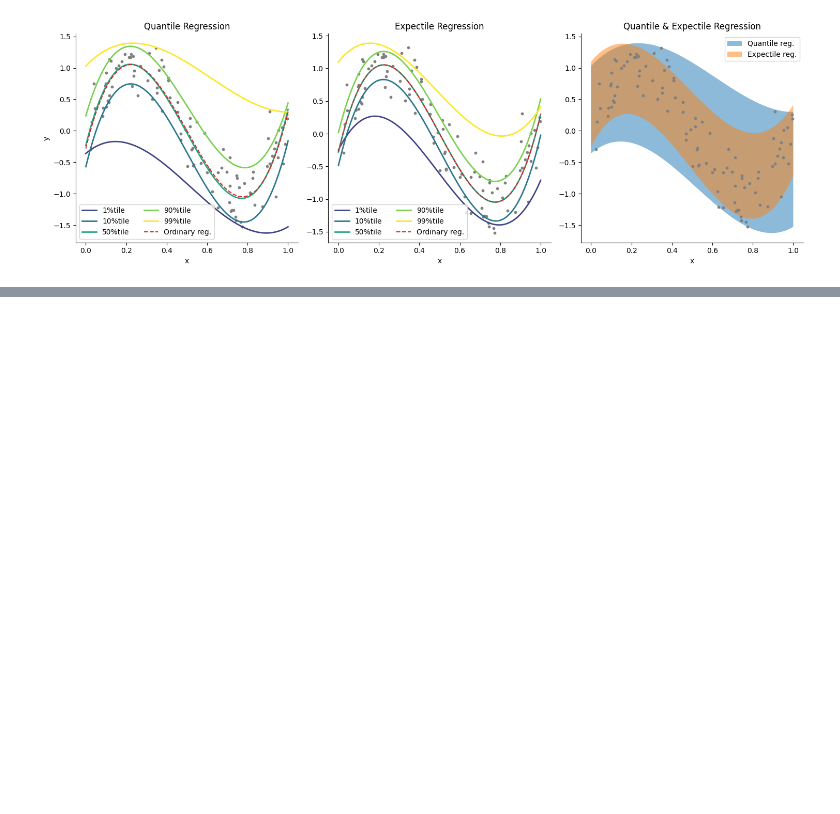
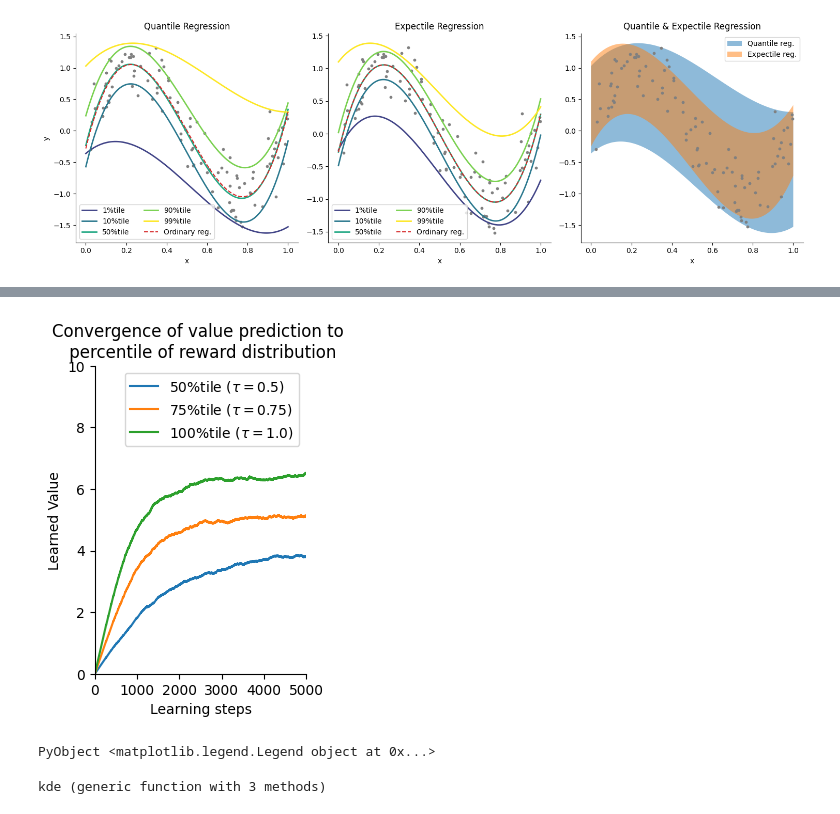
Before and after one commit to compneuro-julia/compneuro-julia-management, a Jupyter notebook: contents/bayesian-brain/quantile-expectile-regression.ipynb, the cells around one changed output, grey strips where cells are left out. Saved outputs shown, nothing was run; the diff lists cells and outputs as text; code cells hidden in the pictures; blank space fills up the shorter version.

```diff
--- a/contents/bayesian-brain/quantile-expectile-regression.ipynb
+++ b/contents/bayesian-brain/quantile-expectile-regression.ipynb
@@ -234,0 +337,16 @@ tight_layout()
+# %%
+# init
+response_func(r) = sign(r) # RPEの応答関数
+
+num_cells = 3 # ニューロン(ユニット)の数
+num_steps = 5000 # 訓練回数
+base_lr = 0.02 # ベースラインの学習率(learning rate)
+
+μreward = 5 # 報酬の平均(正規分布)
+σreward = 2 # 報酬の標準偏差(正規分布)
+
+distribution = zeros(num_cells) # 価値分布を記録する配列
+dist_trans = zeros(num_steps, num_cells) # 価値分布を記録する配列
+
+α₊, α₋ = [0.1, 0.2, 0.3], [0.3, 0.2, 0.1] # RPEが正, 負のときの学習率
+τ = α₊ ./ (α₊ + α₋); # Asymmetric scaling factor
@@ -234,0 +370,33 @@ tight_layout()
+# %%
+# Results plot
+steps = 1:num_steps
+figure(figsize=(6,4))
+subplot(1,2,1) # 予測価値の変化
+
+for i in 1:num_cells
+    plot(steps, dist_trans[:, i], label=(string((i+1)*25)*"%tile ("*L"$\tau=$"*string((i+1)*0.25)*")"))
+end
+
+title("Convergence of value prediction to \n percentile of reward distribution")
+xlim(0, num_steps)
+ylim(0, 10)
+xlabel("Learning steps")
+ylabel("Learned Value")
+legend()
+# %% [output]
+[figure, added]
+PyObject <matplotlib.legend.Legend object at 0x...>
+# %%
+# Gaussian kernel density estimation
+function kde(data, dx=0.1, band_width=1)
+    x = minimum(data):dx:maximum(data)
+    y = zero(x)
+    n = size(data)[1]
+    for i in 1:n
+        y += exp.(-(((x .- data[i])/band_width).^2)/2)
+    end
+    y /= (n*band_width*sqrt(2π))
+    return x, y
+end
+# %% [output]
+kde (generic function with 3 methods)
```
Also changed, not shown: parts of 25 cells of this notebook, 10 other files.
